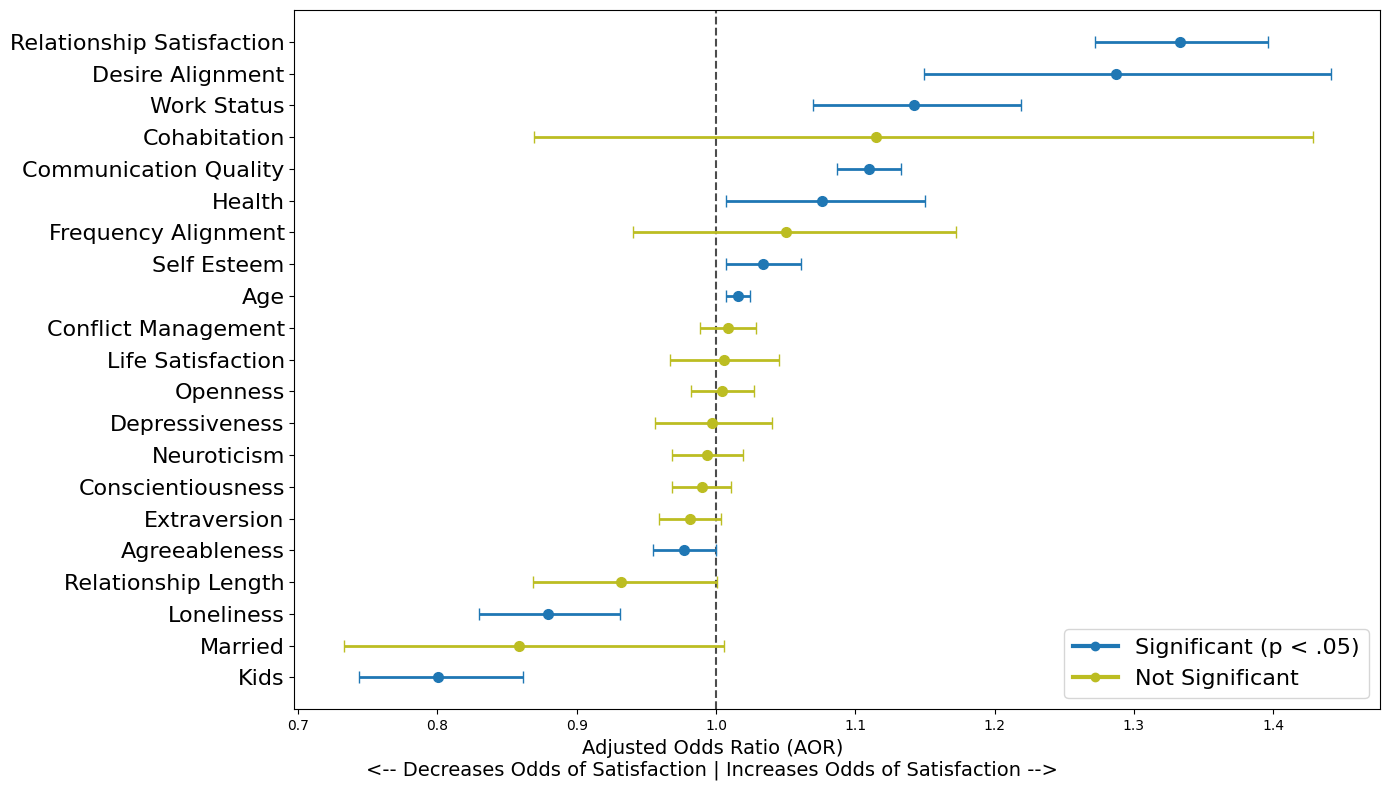
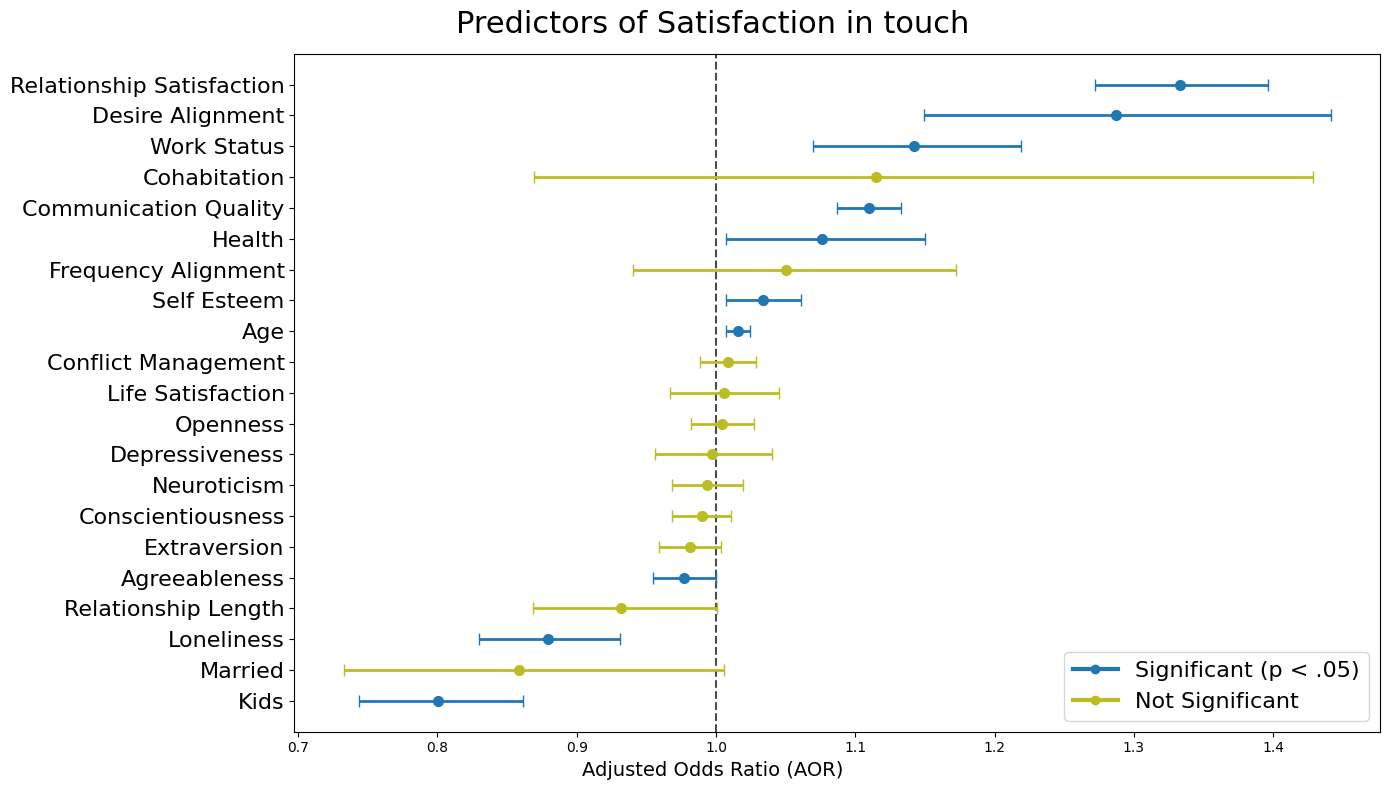
Code edit (unified diff) that turned the first committed figure into the second:
--- before
+++ after
@@ -23,6 +23,6 @@
 plt.yticks(range(len(plot_df)), plot_df['Variable'], fontsize=16)
 plt.xlabel(
-    "Adjusted Odds Ratio (AOR)\n<-- Decreases Odds of Satisfaction | Increases Odds of Satisfaction -->",
-    # "Adjusted Odds Ratio (AOR)",
+    # "Adjusted Odds Ratio (AOR)\n<-- Decreases Odds of Satisfaction | Increases Odds of Satisfaction -->",
+    "Adjusted Odds Ratio (AOR)",
     x=0.385,
     ha='center',
@@ -30,4 +30,6 @@
 
 from matplotlib.lines import Line2D
+plt.title("Predictors of Satisfaction in touch", fontsize=22,
+          x = 0.385, loc='center', pad=15)
 
 custom_lines = [Line2D([0], [0], color='#1f77b4', lw=3, marker='o'),
@@ -36,4 +38,4 @@
 plt.tight_layout()
 
-plt.savefig("output/img/regression_stats.png",dpi=300, bbox_inches='tight')
+# plt.savefig("output/img/alignment/alignment.png",dpi=300, bbox_inches='tight')
 plt.show()

Commit: new_alignment_plots